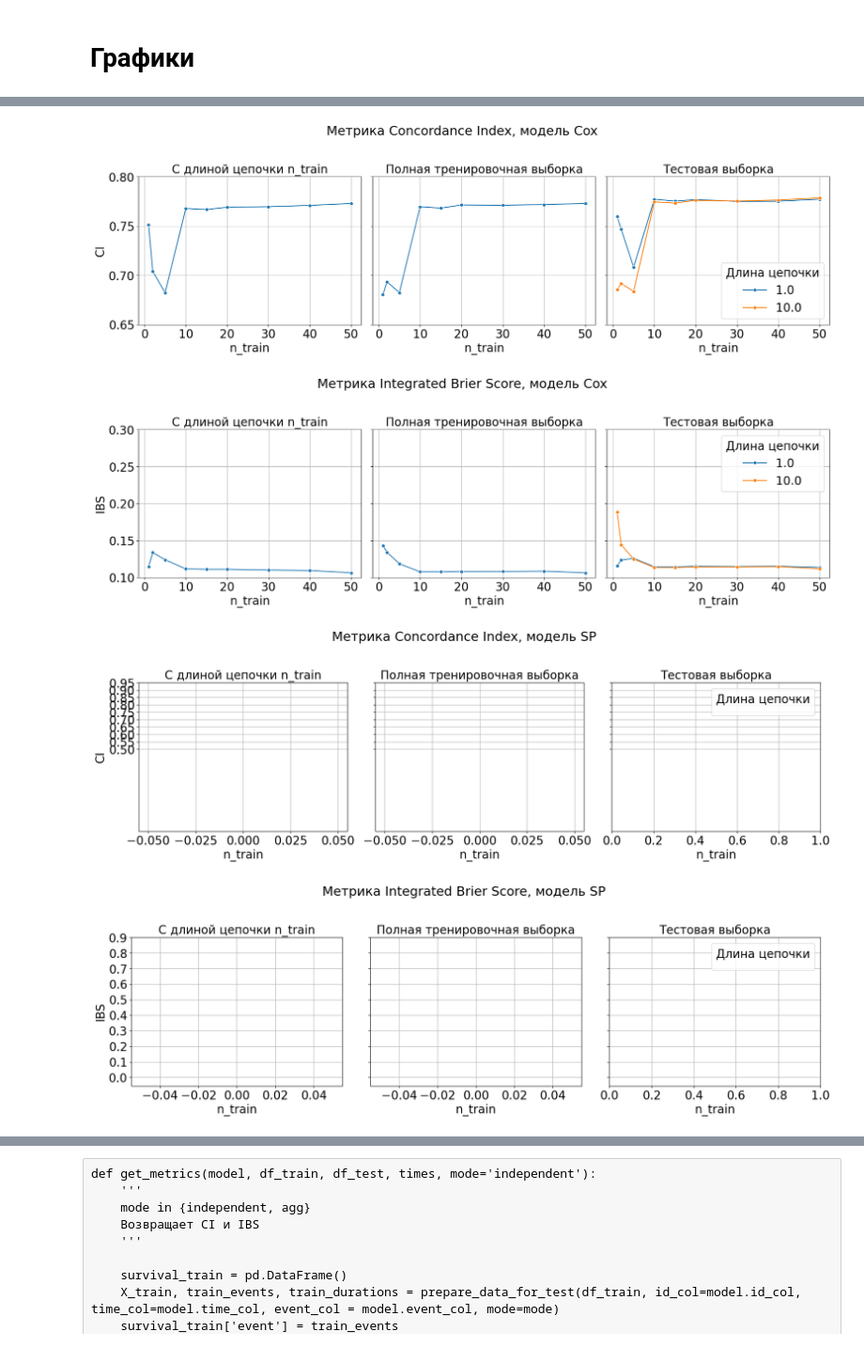
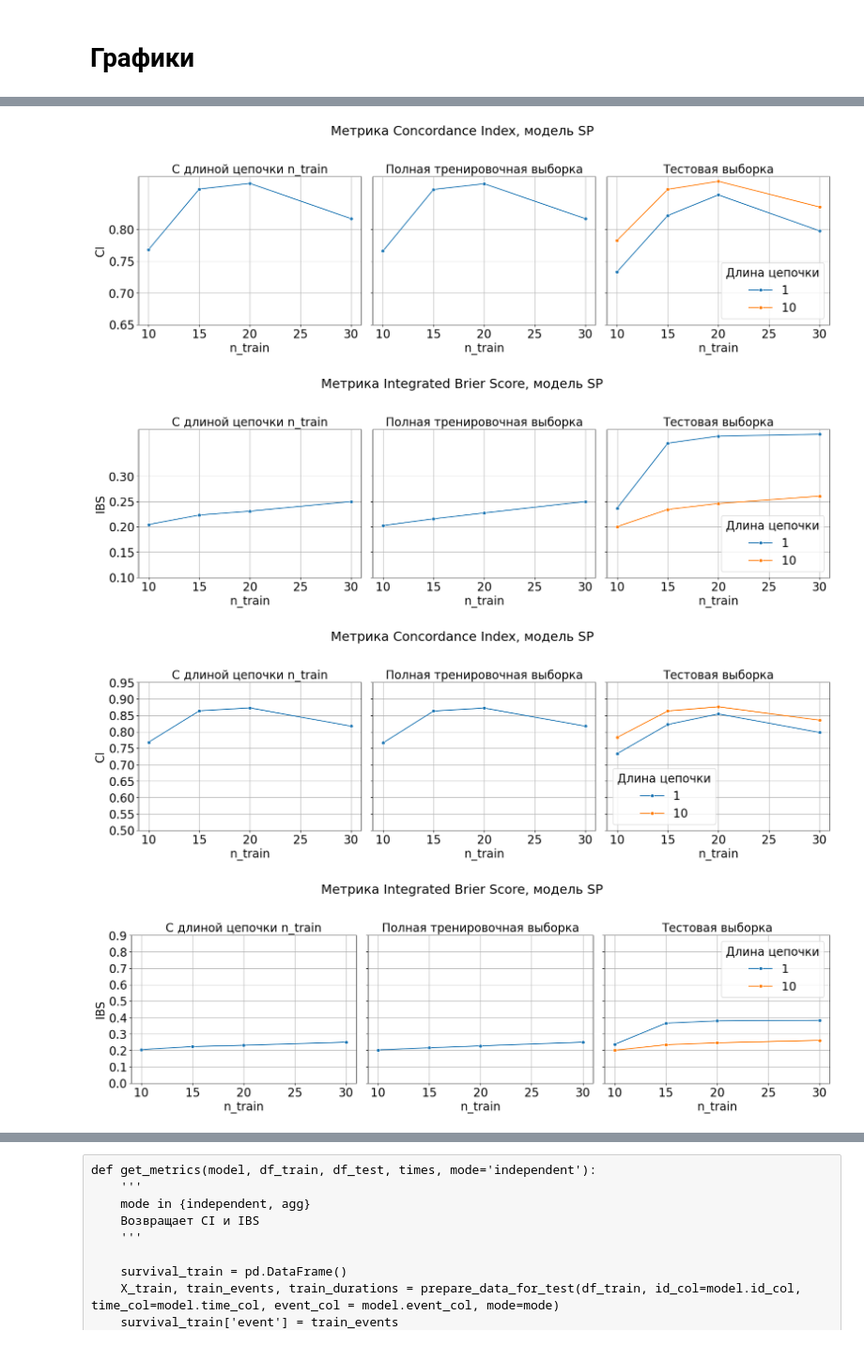
Before and after one commit to dvarfe/Backblaze_ML_Ops, a Jupyter notebook: GridSearch.ipynb, the cells around one changed output, grey strips where cells are left out. Shown at 94% size. Saved outputs shown, nothing was run; the diff lists cells and outputs as text; code cells hidden in the pictures.

```diff
--- a/GridSearch.ipynb
+++ b/GridSearch.ipynb
@@ -1,7 +1,7 @@
 # %%
 import pandas as pd
 import numpy as np
-df = pd.read_csv('Artifacts/Exp_72/eval_grid_search.csv')
+df = pd.read_csv('Artifacts/Exp_83/grid_search.csv')
 # df = pd.read_csv('Preprocessed_new/1_train_preprocessed.csv')
 # %%
 df[df['error'] == 1].groupby('train_samples')['error'].sum()
@@ -208,15 +206,15 @@ df
 # %%
-draw_all_metrics_plots(df, 'ci', np.arange(0.65, 0.85, 0.05), full_metrics_name='Concordance Index', method = 'Cox')
-draw_all_metrics_plots(df, 'ibs', np.arange(0.10, 0.35, 0.05), full_metrics_name='Integrated Brier Score', method='Cox')
+draw_all_metrics_plots(df, 'ci', np.arange(0.65, 0.85, 0.05), full_metrics_name='Concordance Index', method = 'SP')
+draw_all_metrics_plots(df, 'ibs', np.arange(0.10, 0.35, 0.05), full_metrics_name='Integrated Brier Score', method='SP')
 # %% [output]
-[figure, old version]
+[figure, new version]
-[figure, old version]
+[figure, new version]
 # %%
 draw_all_metrics_plots(df, 'ci', np.arange(0.5, 1, 0.05), full_metrics_name='Concordance Index', method = 'SP')
 draw_all_metrics_plots(df, 'ibs', np.arange(0, 1, 0.1), full_metrics_name='Integrated Brier Score', method='SP')
 # %% [output]
-[figure, old version]
+[figure, new version]
-[figure, old version]
+[figure, new version]
 # %%
 def draw_all_metrics_agg(df_full, metric, ticks, full_metrics_name=None, method = None):
     if not method is None:
```
Also changed, not shown: parts of 20 cells of this notebook, 15 other files.
